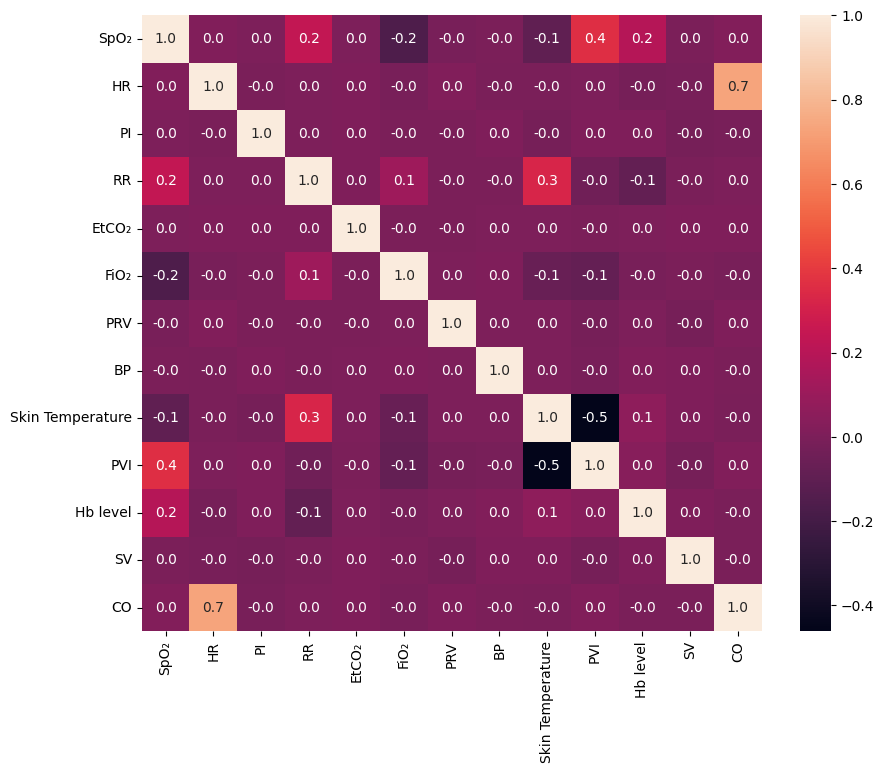
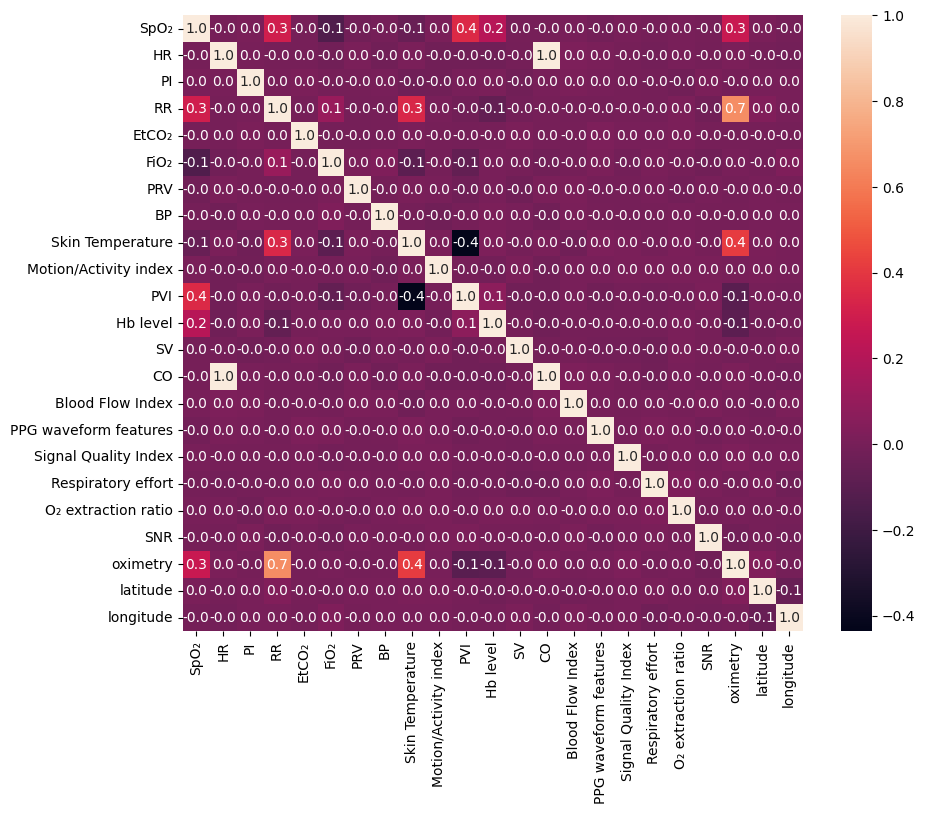
The notebook cell's code change between the first figure and the second:
--- before
+++ after
@@ -1,4 +1,21 @@
+# correlation_matrix = observations.corr(method = "spearman", numeric_only = True)
+# sns.heatmap(correlation_matrix, ax=ax, annot=True, fmt = '.1f')
+
+for col in list(observations.columns):
+    if (col != "oximetry"):
+        observations = remove_outliers(observations, col)
+
+correlation_matrix = observations.corr(method = "spearman", numeric_only = True)
+fig, ax = plt.subplots(figsize=(10,8))
+sns.heatmap(correlation_matrix, ax=ax, annot=True, fmt = '.1f')
+
+possible_attributes = []
+# print(correlation_matrix[abs(correlation_matrix["oximetry"]) >= 0.3]["oximetry"])
+for k in list(observations.columns):
+    if (k != "oximetry"):
+        r, p = scipy.stats.pointbiserialr(observations["oximetry"], observations[k])
+        if (p < 0.05/22):
+            possible_attributes.append(k)
+print(possible_attributes)
 # for k in range(len(observations)):
     
-fig, ax = plt.subplots(figsize=(10,8))
-sns.heatmap(observations.drop(["oximetry", "SNR", "longitude", "latitude", "O₂ extraction ratio", "Respiratory effort", "Signal Quality Index", "PPG waveform features", "Blood Flow Index", "Motion/Activity index"], axis = 1).corr(numeric_only=True), ax=ax, annot=True, fmt = '.1f')

Commit: Added a file